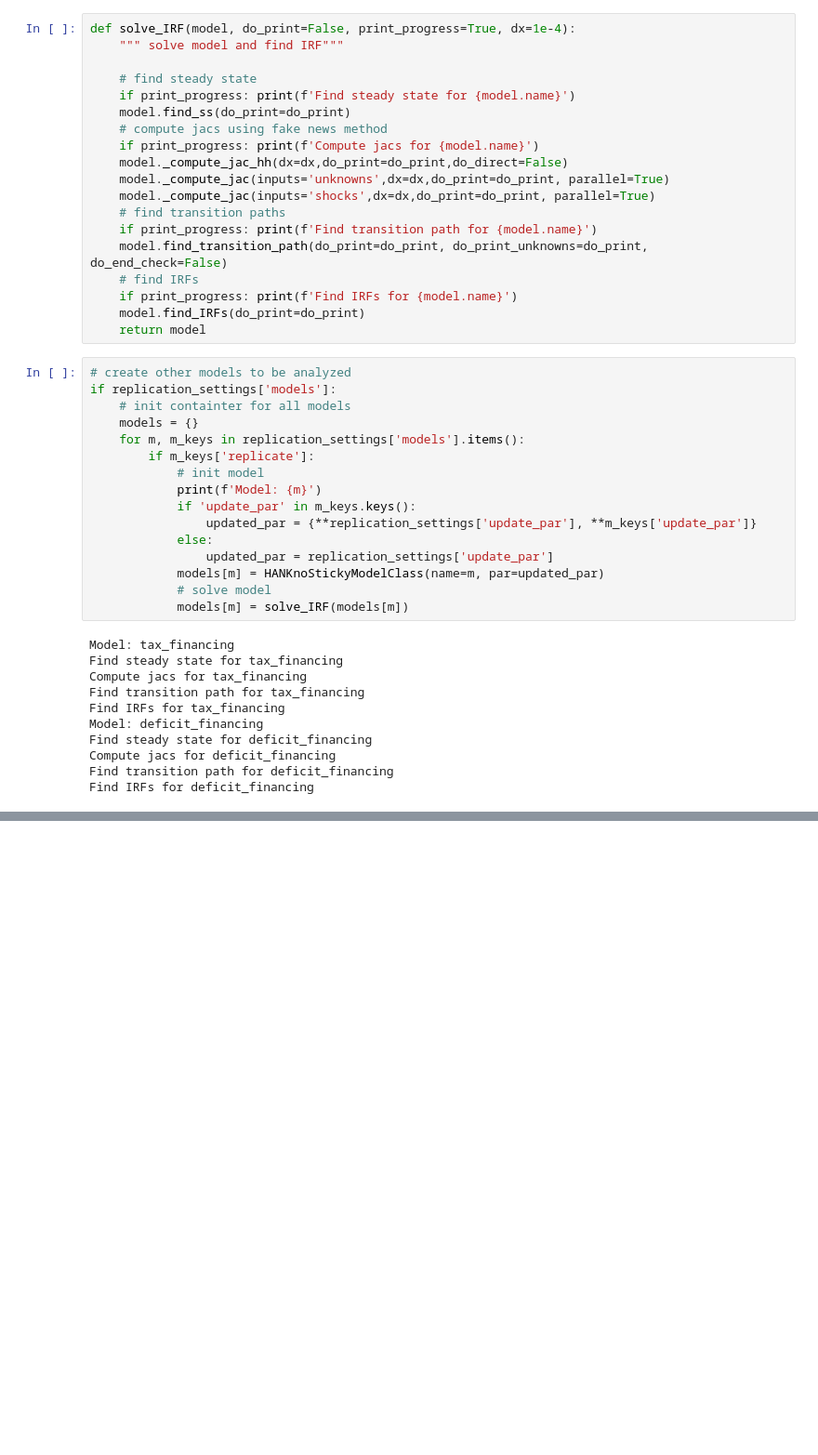
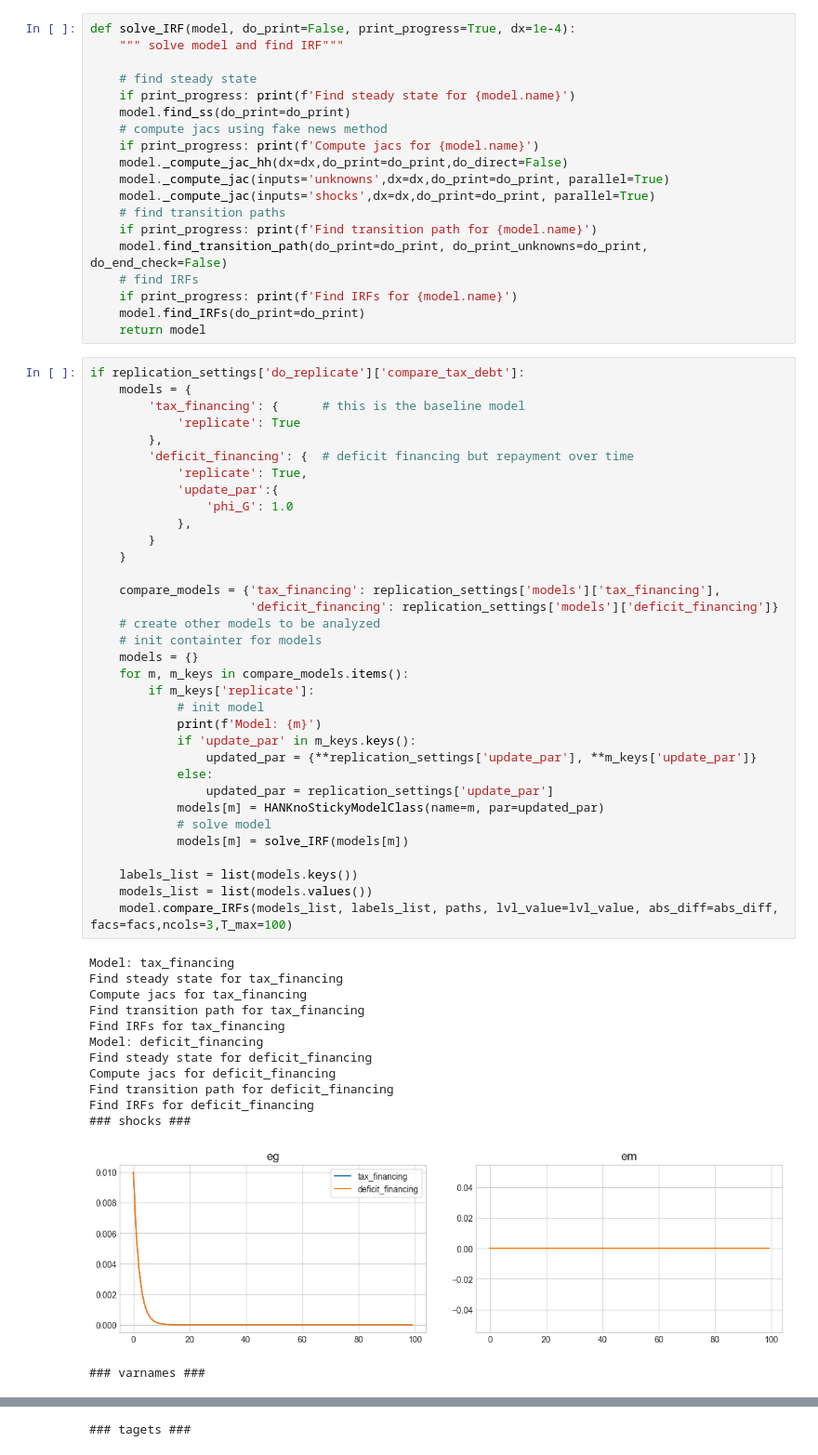
Before and after one commit to YanWin/StickyInformationHANK, a Jupyter notebook: HANKnoSticky.ipynb, the cells around one changed output, grey strips where cells are left out. Shown at 93% size. Saved outputs shown, nothing was run; the diff lists cells and outputs as text; blank space fills up the shorter version.

```diff
--- a/HANKnoSticky.ipynb
+++ b/HANKnoSticky.ipynb
@@ -474,29 +474,50 @@ def solve_IRF(model, do_print=False, print_progress=True, dx=1e-4):
     model.find_IRFs(do_print=do_print)
     return model
 # %%
-# create other models to be analyzed
-if replication_settings['models']:
-    # init containter for all models
+if replication_settings['do_replicate']['compare_tax_debt']:
+    models = {
+        'tax_financing': {      # this is the baseline model
+            'replicate': True
+        },
+        'deficit_financing': {  # deficit financing but repayment over time
+            'replicate': True,
+            'update_par':{
+                'phi_G': 1.0
+            },
+        }
+    }
+
+    compare_models = {'tax_financing': replication_settings['models']['tax_financing'],
+                      'deficit_financing': replication_settings['models']['deficit_financing']}
+    # create other models to be analyzed
+    # init containter for models
     models = {}
-    for m, m_keys in replication_settings['models'].items():
+    for m, m_keys in compare_models.items():
         if m_keys['replicate']:
             # init model
             print(f'Model: {m}')
             if 'update_par' in m_keys.keys():
                 updated_par = {**replication_settings['update_par'], **m_keys['update_par']}
             else:
                 updated_par = replication_settings['update_par']
             models[m] = HANKnoStickyModelClass(name=m, par=updated_par)
             # solve model
             models[m] = solve_IRF(models[m])
+
+    labels_list = list(models.keys())
+    models_list = list(models.values())
+    model.compare_IRFs(models_list, labels_list, paths, lvl_value=lvl_value, abs_diff=abs_diff, facs=facs,ncols=3,T_max=100)
 # %% [output]
 Model: tax_financing
 Find steady state for tax_financing
 Compute jacs for tax_financing
 Find transition path for tax_financing
 Find IRFs for tax_financing
 Model: deficit_financing
 Find steady state for deficit_financing
 Compute jacs for deficit_financing
 Find transition path for deficit_financing
 Find IRFs for deficit_financing
+### shocks ###
+[figure, added]
+### varnames ###
@@ -502,0 +525 @@ Find IRFs for deficit_financing
+### tagets ###
```
Also changed, not shown: parts of 17 cells of this notebook, 3 other files.
